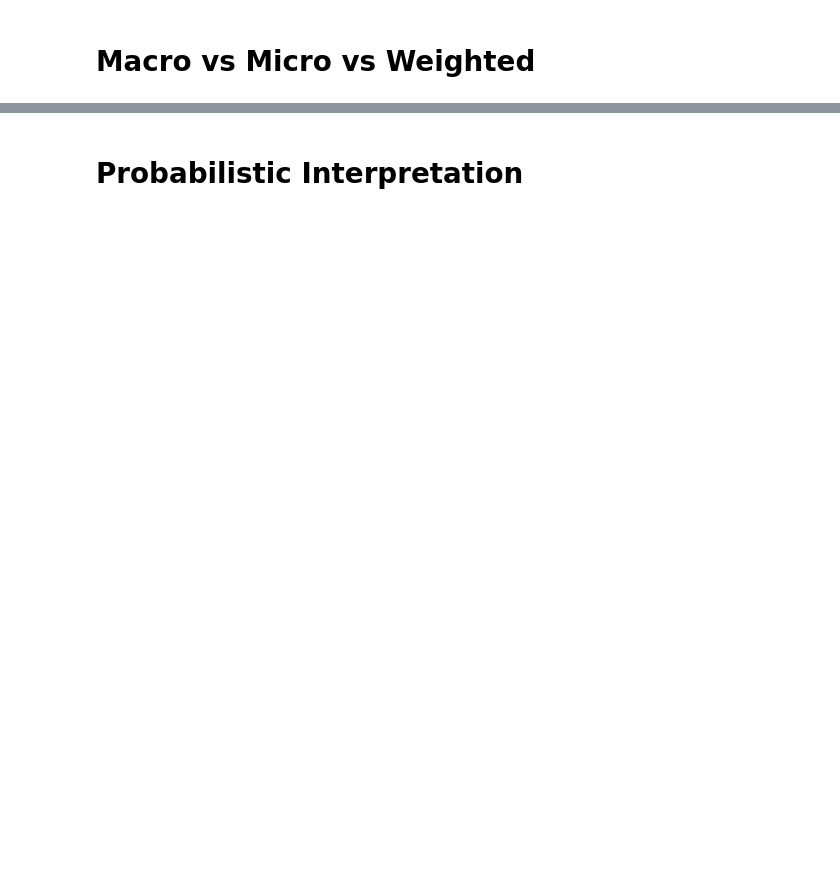
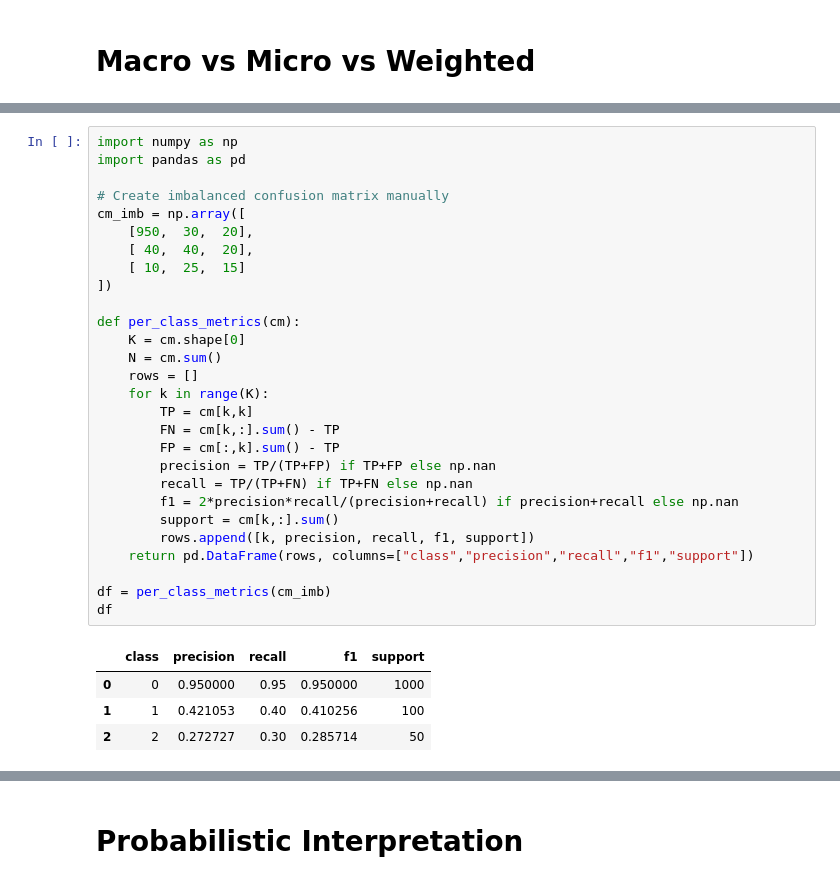
Before and after one commit to wegolletz/Machine-Learning, a Jupyter notebook: notebooks/02_confusion_matrix.ipynb, the cells around one changed output, grey strips where cells are left out. Saved outputs shown, nothing was run; the diff lists cells and outputs as text; blank space fills up the shorter version.

Commit message:
update confusion matrix

```diff
--- a/notebooks/02_confusion_matrix.ipynb
+++ b/notebooks/02_confusion_matrix.ipynb
@@ -186,0 +432,33 @@ in progress
+# %%
+import numpy as np
+import pandas as pd
+
+# Create imbalanced confusion matrix manually
+cm_imb = np.array([
+    [950,  30,  20],
+    [ 40,  40,  20],
+    [ 10,  25,  15]
+])
+
+def per_class_metrics(cm):
+    K = cm.shape[0]
+    N = cm.sum()
+    rows = []
+    for k in range(K):
+        TP = cm[k,k]
+        FN = cm[k,:].sum() - TP
+        FP = cm[:,k].sum() - TP
+        precision = TP/(TP+FP) if TP+FP else np.nan
+        recall = TP/(TP+FN) if TP+FN else np.nan
+        f1 = 2*precision*recall/(precision+recall) if precision+recall else np.nan
+        support = cm[k,:].sum()
+        rows.append([k, precision, recall, f1, support])
+    return pd.DataFrame(rows, columns=["class","precision","recall","f1","support"])
+
+df = per_class_metrics(cm_imb)
+df
+# %% [output]
+|  | class | precision | recall | f1 | support |
+| 0 | 0 | 0.950000 | 0.95 | 0.950000 | 1000 |
+| 1 | 1 | 0.421053 | 0.40 | 0.410256 | 100 |
+| 2 | 2 | 0.272727 | 0.30 | 0.285714 | 50 |
```
Also changed, not shown: parts of 28 cells of this notebook.
